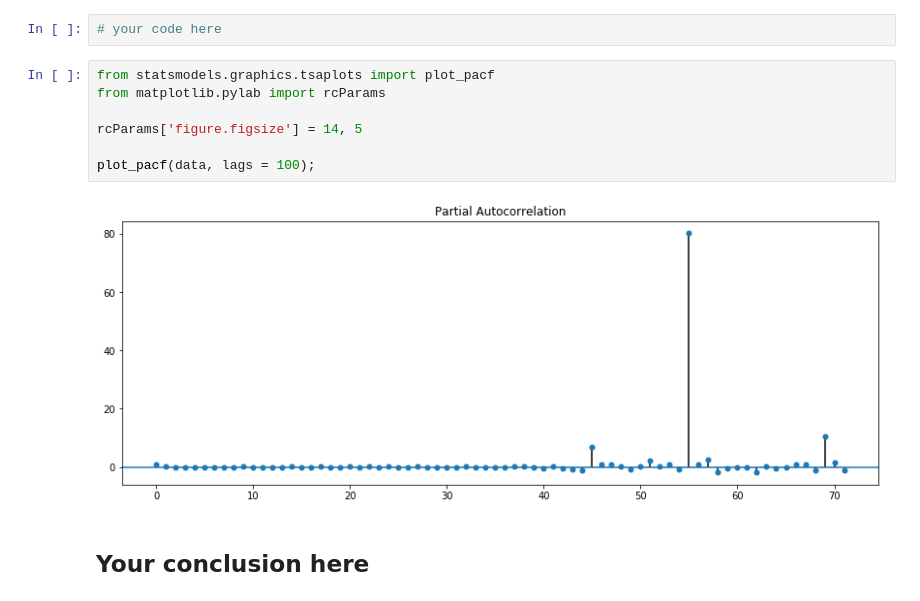
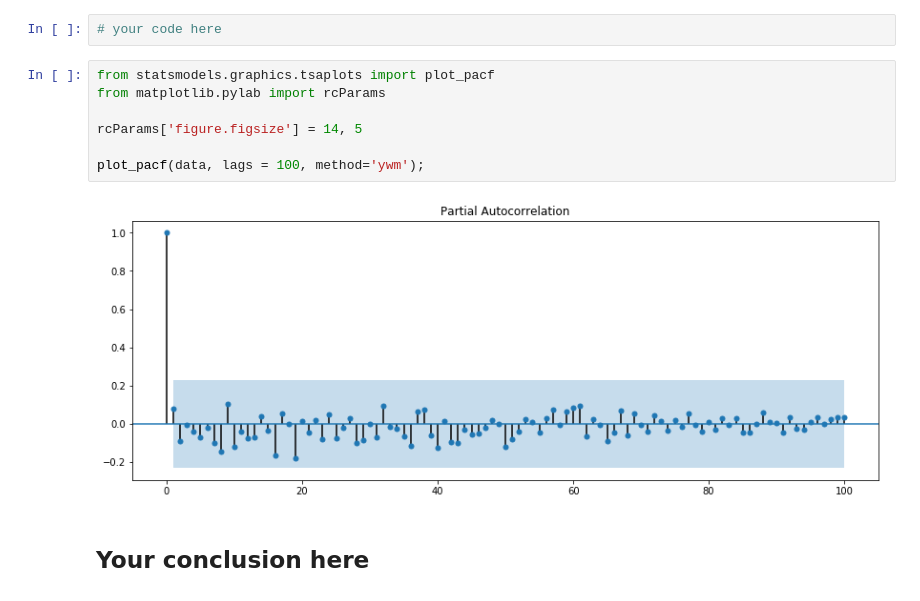
Before and after one commit to tzulungs/dsc-3-26-05-correlation-and-autocorrelation-in-time-series-lab-nyc-ds-career-012819, a Jupyter notebook: index.ipynb, the cells around one changed output. Cells and saved outputs as stored; diff of their text form.

```diff
--- a/index.ipynb
+++ b/index.ipynb
@@ -222,12 +222,12 @@ data.head()
 # %%
 from statsmodels.graphics.tsaplots import plot_pacf
 from matplotlib.pylab import rcParams
 
 rcParams['figure.figsize'] = 14, 5
 
-plot_pacf(data, lags = 100);
+plot_pacf(data, lags = 100, method='ywm');
 # %% [output]
-[figure, old version]
+[figure, new version]
 # %% [markdown]
 ## Your conclusion here
 # %% [markdown]
```
